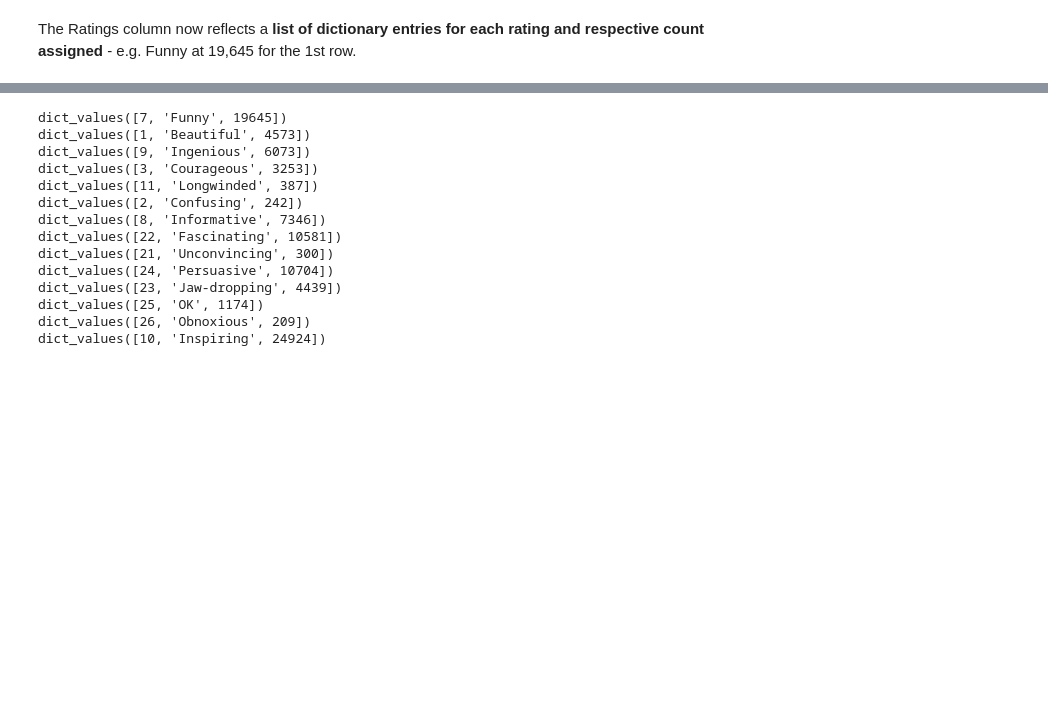
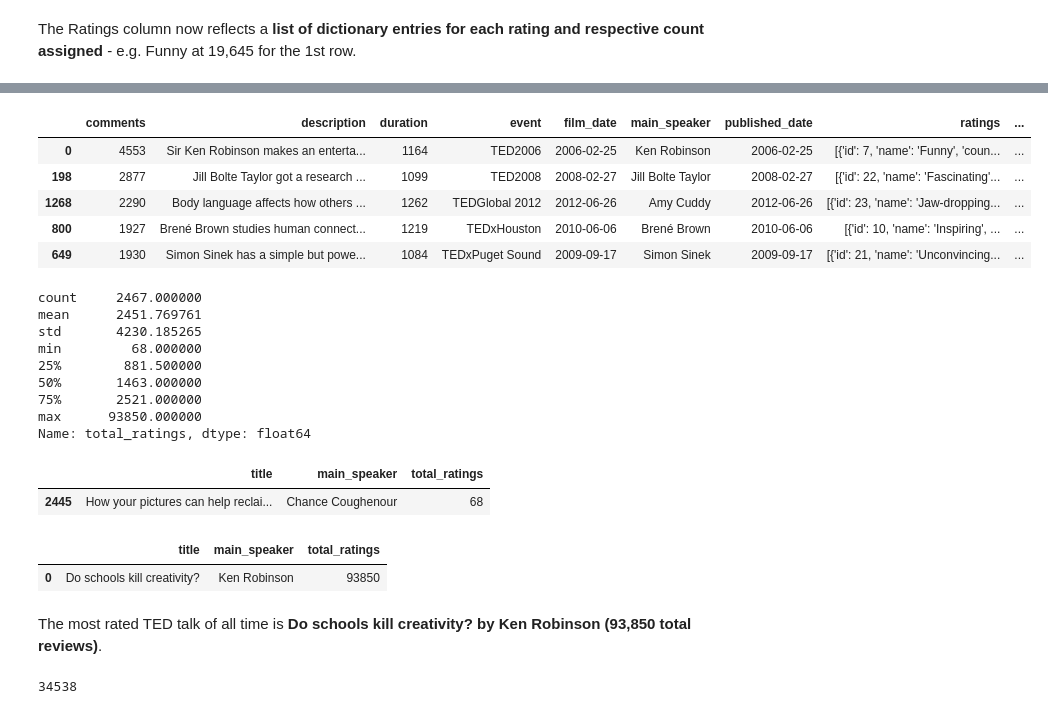
Before and after one commit to smeydell/Ted-Talk-NLP-Classification, a Jupyter notebook: Text NLP & Classification - Ted Talks.ipynb, the cells around one changed output, grey strips where cells are left out. Drawn from its saved outputs; the diff is of its cells as text; code cells hidden in the pictures; blank space fills up the shorter version.

```diff
--- a/Text NLP & Classification - Ted Talks.ipynb
+++ b/Text NLP & Classification - Ted Talks.ipynb
@@ -505 +517,4 @@ The Ratings column now reflects a **list of dictionary entries for each rating a
+# %%
+# Apply the above function to create a total of all Ted Ratings, by row/talk
+TED_combined['total_ratings'] = TED_combined['ratings'].apply(lambda x: get_total(x))
 # %%
@@ -565,23 +535,44 @@ for i in TED_combined["ratings"][counter]:
-# %%
-for i in TED_combined["ratings"][0]:
-     print(i.values())
-# %% [output]
-dict_values([7, 'Funny', 19645])
-dict_values([1, 'Beautiful', 4573])
-dict_values([9, 'Ingenious', 6073])
-dict_values([3, 'Courageous', 3253])
-dict_values([11, 'Longwinded', 387])
-dict_values([2, 'Confusing', 242])
-dict_values([8, 'Informative', 7346])
-dict_values([22, 'Fascinating', 10581])
-dict_values([21, 'Unconvincing', 300])
-dict_values([24, 'Persuasive', 10704])
-dict_values([23, 'Jaw-dropping', 4439])
-dict_values([25, 'OK', 1174])
-dict_values([26, 'Obnoxious', 209])
-dict_values([10, 'Inspiring', 24924])
+# %%
+# Sort the dataset by highest count of reviews
+TED_combined.sort_values(by = 'total_ratings', ascending = False).head()
+# %% [output]
+|  | comments | description | duration | event | film_date | main_speaker | published_date | ratings | ... |
+| 0 | 4553 | Sir Ken Robinson makes an enterta... | 1164 | TED2006 | 2006-02-25 | Ken Robinson | 2006-02-25 | [{'id': 7, 'name': 'Funny', 'coun... | ... |
+| 198 | 2877 | Jill Bolte Taylor got a research ... | 1099 | TED2008 | 2008-02-27 | Jill Bolte Taylor | 2008-02-27 | [{'id': 22, 'name': 'Fascinating'... | ... |
+| 1268 | 2290 | Body language affects how others ... | 1262 | TEDGlobal 2012 | 2012-06-26 | Amy Cuddy | 2012-06-26 | [{'id': 23, 'name': 'Jaw-dropping... | ... |
+| 800 | 1927 | Brené Brown studies human connect... | 1219 | TEDxHouston | 2010-06-06 | Brené Brown | 2010-06-06 | [{'id': 10, 'name': 'Inspiring', ... | ... |
+| 649 | 1930 | Simon Sinek has a simple but powe... | 1084 | TEDxPuget Sound | 2009-09-17 | Simon Sinek | 2009-09-17 | [{'id': 21, 'name': 'Unconvincing... | ... |
+# %%
+TED_combined['total_ratings'].describe()
+# %% [output]
+count     2467.000000
+mean      2451.769761
+std       4230.185265
+min         68.000000
+25%        881.500000
+50%       1463.000000
+75%       2521.000000
+max      93850.000000
+Name: total_ratings, dtype: float64
+# %%
+# Identify the Video and Speaker with the lowest total rating counts
+TED_combined[['title', 'main_speaker','total_ratings']][TED_combined['total_ratings'] == TED_combined['total_ratings'].min()]
+# %% [output]
+|  | title | main_speaker | total_ratings |
+| 2445 | How your pictures can help reclai... | Chance Coughenour | 68 |
+# %%
+# Identify the Video and Speaker with the highest total rating counts
+TED_combined[['title', 'main_speaker','total_ratings']][TED_combined['total_ratings'] == TED_combined['total_ratings'].max()]
+# %% [output]
+|  | title | main_speaker | total_ratings |
+| 0 | Do schools kill creativity? | Ken Robinson | 93850 |
+# %% [markdown]
+The most rated TED talk of all time is **Do schools kill creativity? by Ken Robinson (93,850 total reviews)**.
 # %%
-# print out all ratings dictionary values, across all talks/rows
-for i in range(0,len(TED_combined)):
-    for j in TED_combined["ratings"][i]:
-        print(j.values())
+# Create an empty list to append all ratings from the combined dictionary, looping through each iteration in prior lists
+ratings = []
+for h in range(0,len(TED_combined)):
+    for i in TED_combined['ratings'][h]:
+        ratings.append(i['name'])
+# %% [output]
+34538
```
Also changed, not shown: parts of 34 cells of this notebook.
